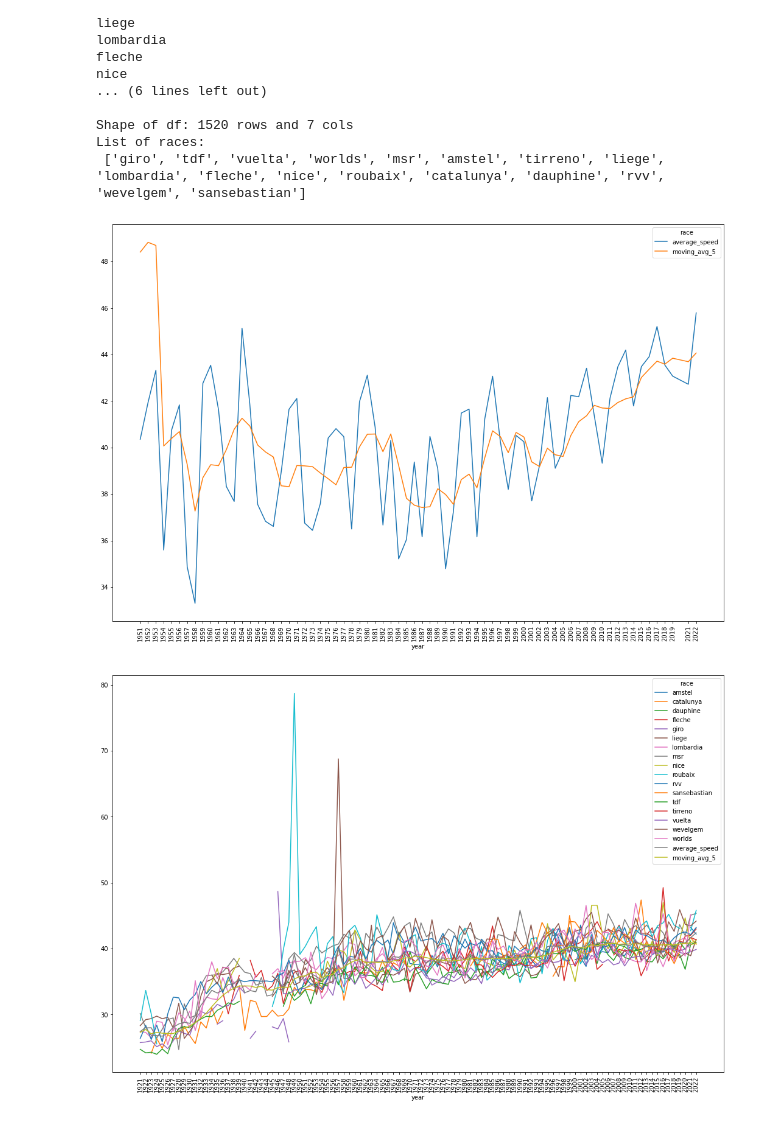
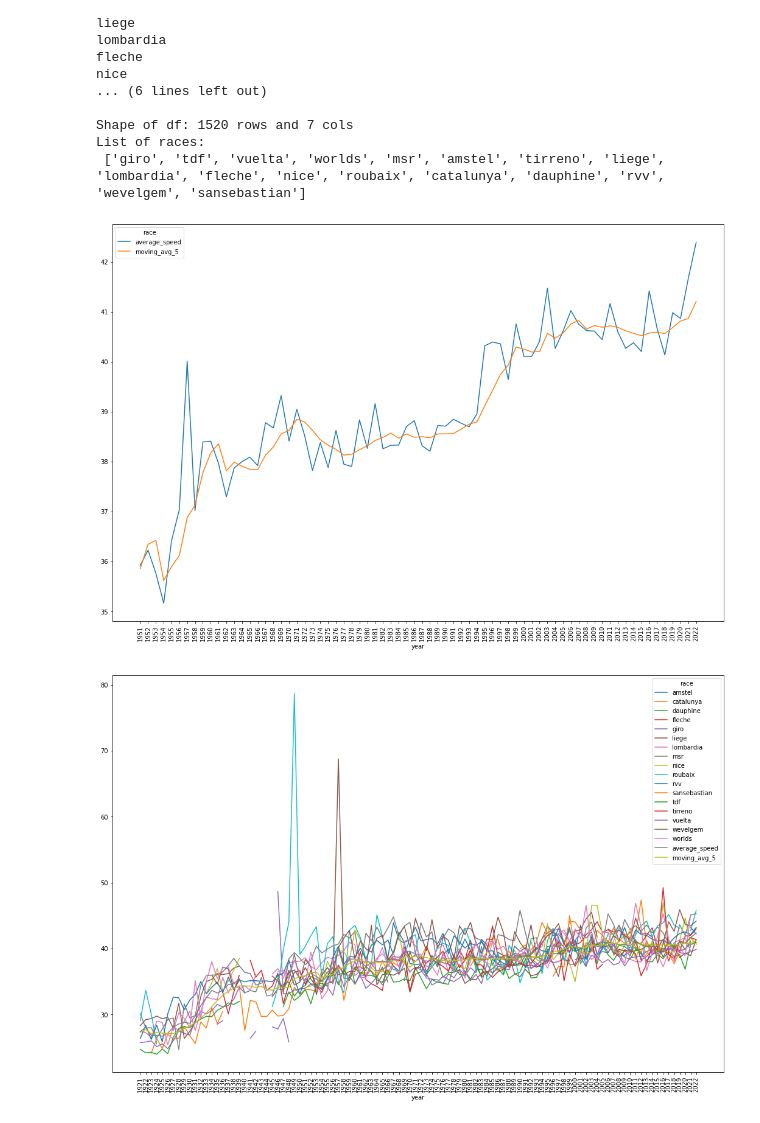
Before and after one commit to jbrttl/cycling, a Jupyter notebook: peloton_speed.ipynb, the cells around one changed output. Cells and saved outputs as stored; diff of their text form; code cells hidden in the pictures.

```diff
--- a/peloton_speed.ipynb
+++ b/peloton_speed.ipynb
@@ -92,10 +92,10 @@ List of races:
 # %%
 # Average speed
 limit = 1950
-race = 'roubaix'
+race = 'all'
 calc_average(limit, race, 'avg_speed','no')
 # %% [output]
-[figure, old version]
+[figure, new version]
 # %%
 limit = 1920
 calc_average(limit, 'all', 'avg_speed','yes')
```
